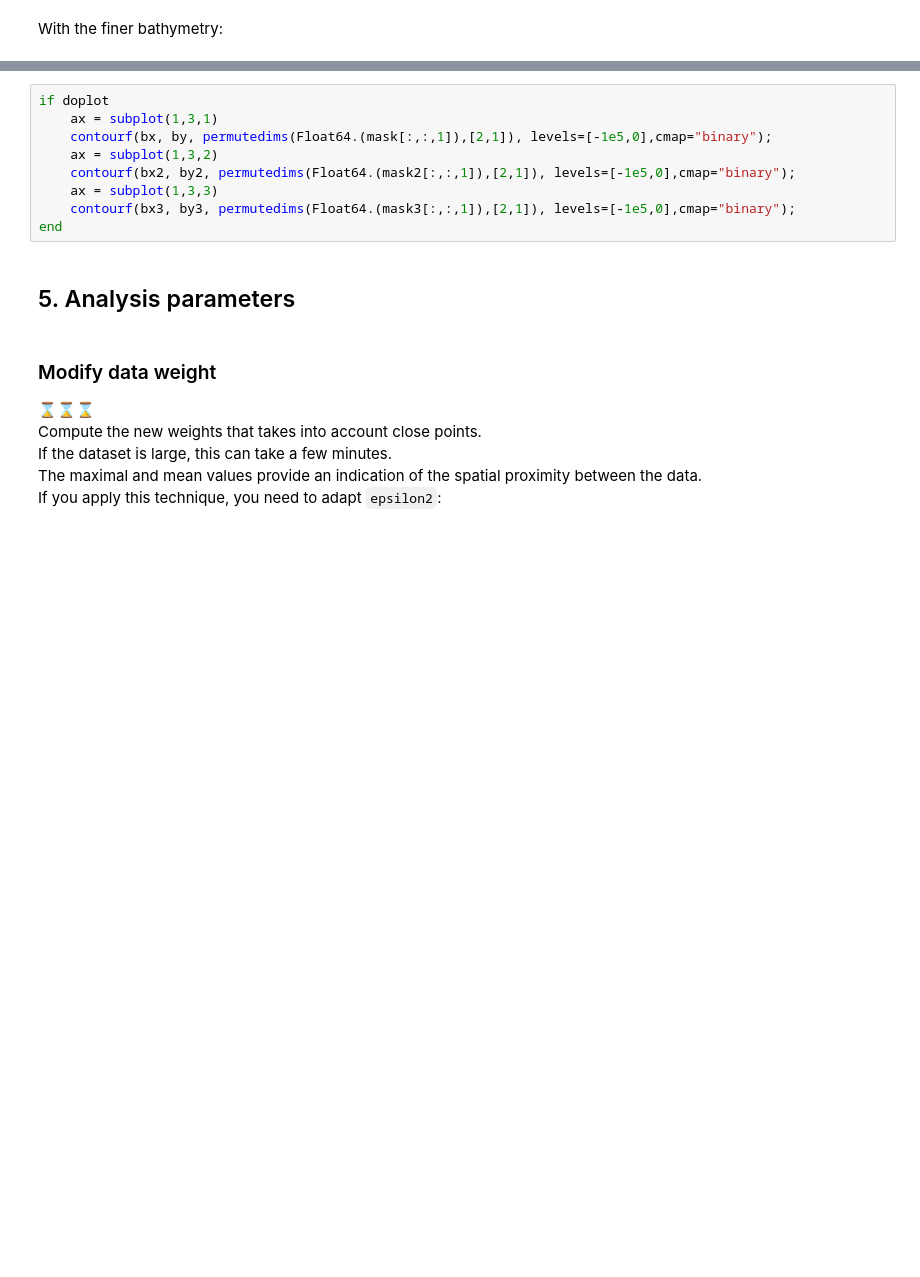
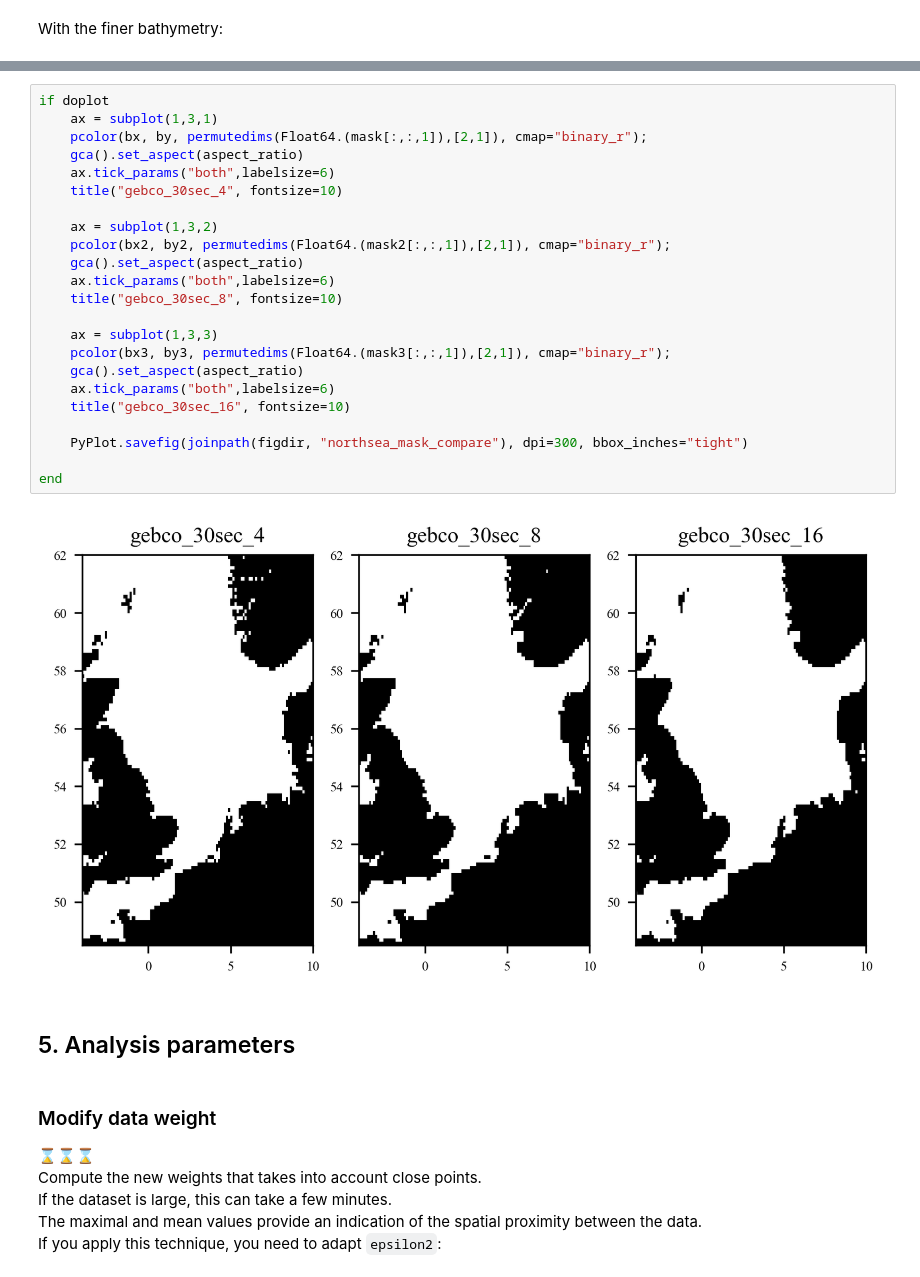
Before and after one commit to gher-uliege/SeaDataCloud, a Jupyter notebook: Julia/Climatologies/NorthSea_climato.ipynb, the cells around one changed output, grey strips where cells are left out. Cells and saved outputs as stored; diff of their text form; blank space fills up the shorter version.

```diff
--- a/Julia/Climatologies/NorthSea_climato.ipynb
+++ b/Julia/Climatologies/NorthSea_climato.ipynb
@@ -292,12 +297,28 @@ size(mask3) = (113, 109, 31)
 # %%
 if doplot
     ax = subplot(1,3,1)
-    contourf(bx, by, permutedims(Float64.(mask[:,:,1]),[2,1]), levels=[-1e5,0],cmap="binary");
+    pcolor(bx, by, permutedims(Float64.(mask[:,:,1]),[2,1]), cmap="binary_r");
+    gca().set_aspect(aspect_ratio)
+    ax.tick_params("both",labelsize=6)
+    title("gebco_30sec_4", fontsize=10)
+
     ax = subplot(1,3,2)
-    contourf(bx2, by2, permutedims(Float64.(mask2[:,:,1]),[2,1]), levels=[-1e5,0],cmap="binary");
+    pcolor(bx2, by2, permutedims(Float64.(mask2[:,:,1]),[2,1]), cmap="binary_r");
+    gca().set_aspect(aspect_ratio)
+    ax.tick_params("both",labelsize=6)
+    title("gebco_30sec_8", fontsize=10)
+
     ax = subplot(1,3,3)
-    contourf(bx3, by3, permutedims(Float64.(mask3[:,:,1]),[2,1]), levels=[-1e5,0],cmap="binary");
+    pcolor(bx3, by3, permutedims(Float64.(mask3[:,:,1]),[2,1]), cmap="binary_r");
+    gca().set_aspect(aspect_ratio)
+    ax.tick_params("both",labelsize=6)
+    title("gebco_30sec_16", fontsize=10)
+
+    PyPlot.savefig(joinpath(figdir, "northsea_mask_compare"), dpi=300, bbox_inches="tight")
+
 end
+# %% [output]
+[figure, added]
 # %% [markdown]
 ## 5. Analysis parameters
 # %% [markdown]
```
Also changed, not shown: parts of 31 cells of this notebook.
